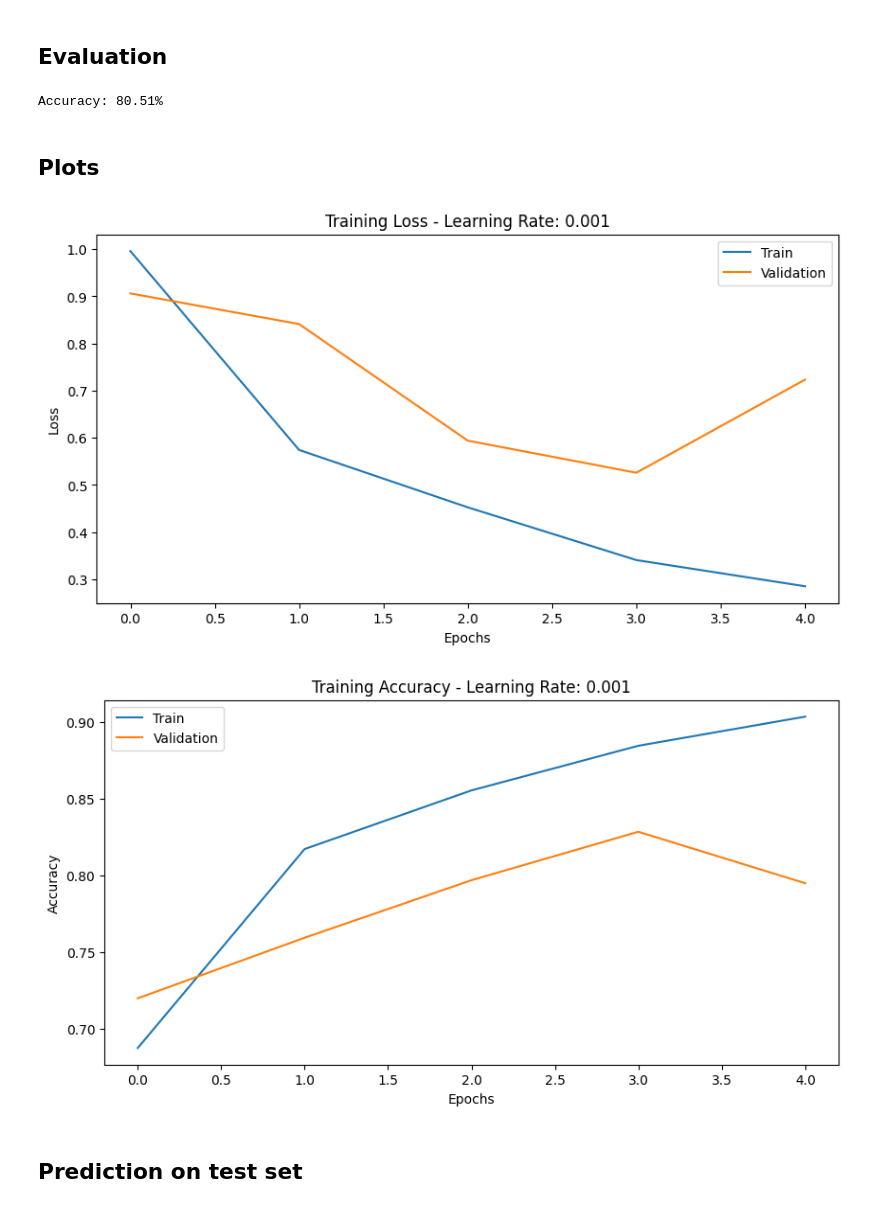
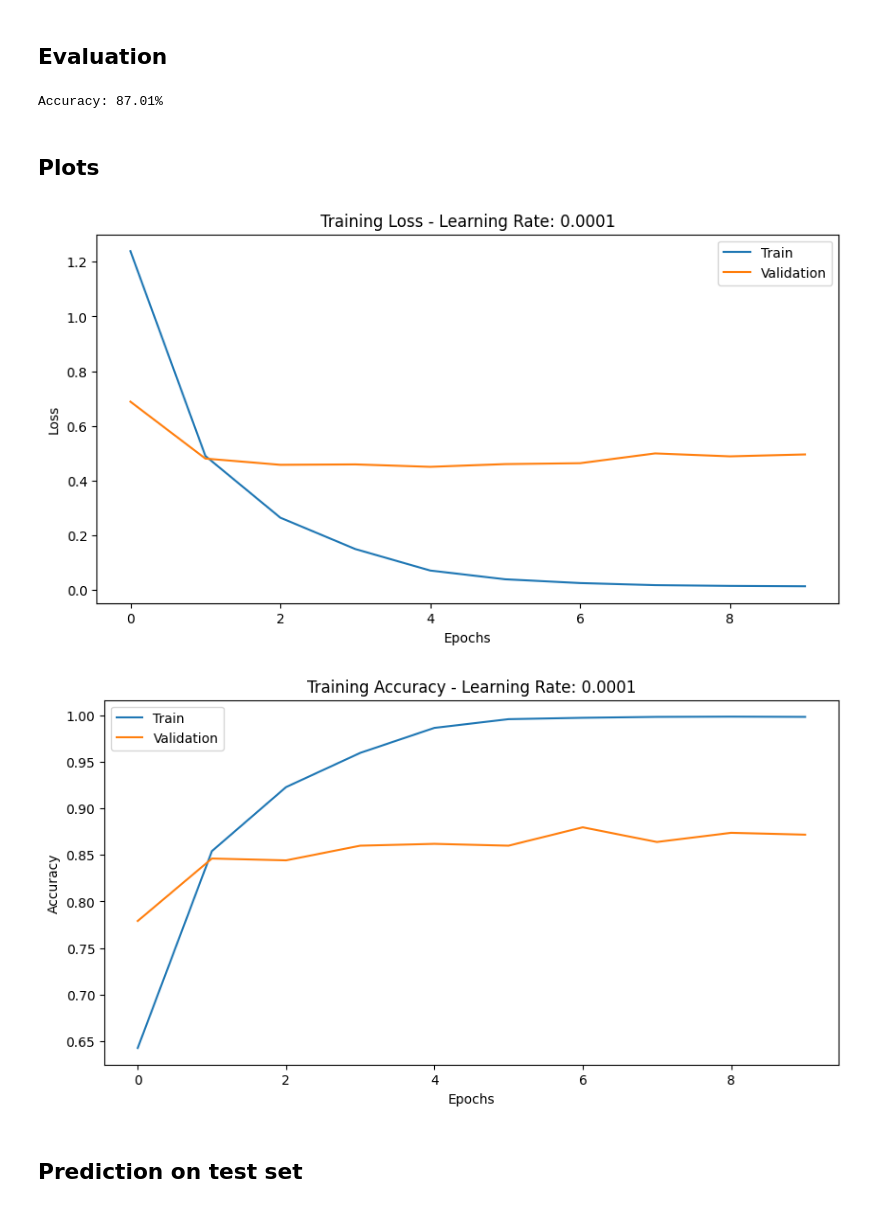
Before and after one commit to fabrice-sivakumar/Cloud_Computing_HD_FInalProject, a Jupyter notebook: MobileNetV2.ipynb, the cells around one changed output. Cells and saved outputs as stored; diff of their text form; code cells hidden in the pictures.

```diff
--- a/MobileNetV2.ipynb
+++ b/MobileNetV2.ipynb
@@ -30,7 +30,7 @@ DIR = 'images'
 BATCH_SIZE = 32
 IMAGE_SIZE = (224, 224)
 EPOCHS = 10
-LEARNING_RATE = 0.001
+LEARNING_RATE = 0.0001
 
 print(f"There are {len(os.listdir(DIR))} images in training set")
 # %% [output]
@@ -277,13 +288,13 @@ with torch.no_grad():
 accuracy = accuracy_score(all_labels, all_preds)
 print(f'Accuracy: {accuracy * 100:.2f}%')
 # %% [output]
-Accuracy: 80.51%
+Accuracy: 87.01%
 # %% [markdown]
 ## Plots
 # %%
 # Plot the losses
 plt.figure(figsize=(10, 5))
-plt.title('Training Loss - Learning Rate: 0.001')
+plt.title('Training Loss - Learning Rate: 0.0001')
 plt.xlabel('Epochs')
 plt.ylabel('Loss')
 plt.plot(train_losses, label='Train')
@@ -291,19 +302,19 @@ plt.plot(val_losses, label='Validation')
 plt.legend()
 plt.show()
 # %% [output]
-[figure, old version]
+[figure, new version]
 # %%
 # Plot the accuracies
 plt.figure(figsize=(10, 5))
-plt.title('Training Accuracy - Learning Rate: 0.001')
+plt.title('Training Accuracy - Learning Rate: 0.0001')
 plt.xlabel('Epochs')
 plt.ylabel('Accuracy')
 plt.plot(train_accuracies, label='Train')
 plt.plot(val_accuracies, label='Validation')
 plt.legend()
 plt.show()
 # %% [output]
-[figure, old version]
+[figure, new version]
 # %% [markdown]
 ## Prediction on test set
 # %%
```
Also changed, not shown: parts of 3 cells of this notebook, 27 other files.
